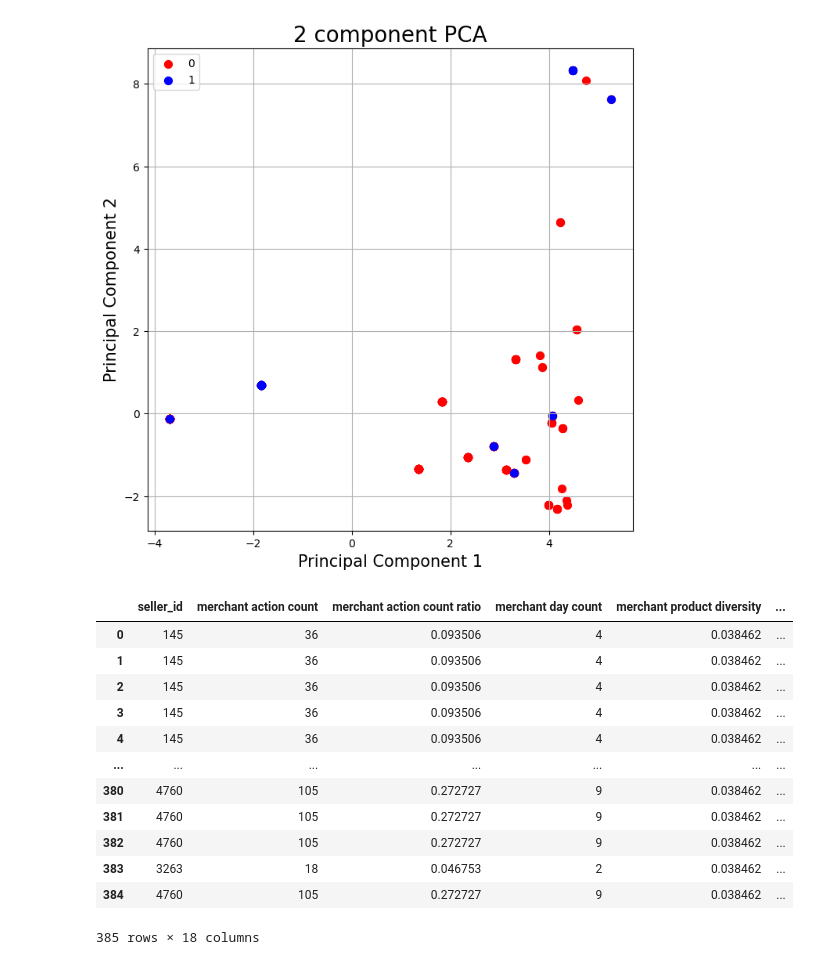
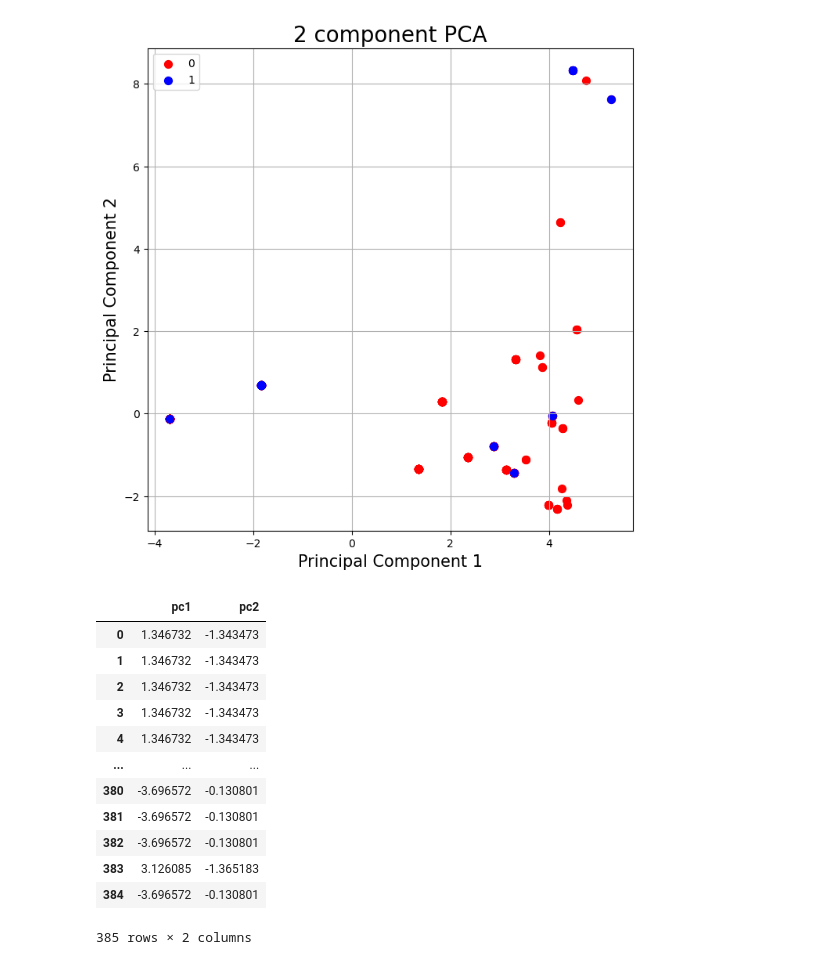
Before and after one commit to MrAlphalfa97/CECS_550, a Jupyter notebook: data_format1/Merchant Profile.ipynb, the cells around one changed output. Drawn from its saved outputs; the diff is of its cells as text; code cells hidden in the pictures.

```diff
--- a/data_format1/Merchant Profile.ipynb
+++ b/data_format1/Merchant Profile.ipynb
@@ -1173,20 +1173,19 @@ ax.grid()
 # %% [output]
 [figure]
 # %%
-df_merchant['PCA 1'] = finalDF['principal component 1']
-df_merchant['PCA 2'] = finalDF['principal component 2']
-df_merchant
+df_lda = pd.DataFrame({'pc1' : finalDF['principal component 1'], 'pc2' : finalDF['principal component 2']})
+df_lda
 # %% [output]
-|  | seller_id | merchant action count | merchant action count ratio | merchant day count | merchant product diversity | ... |
-| 0 | 145 | 36 | 0.093506 | 4 | 0.038462 | ... |
-| 1 | 145 | 36 | 0.093506 | 4 | 0.038462 | ... |
-| 2 | 145 | 36 | 0.093506 | 4 | 0.038462 | ... |
-| 3 | 145 | 36 | 0.093506 | 4 | 0.038462 | ... |
-| 4 | 145 | 36 | 0.093506 | 4 | 0.038462 | ... |
-| ... | ... | ... | ... | ... | ... | ... |
-| 380 | 4760 | 105 | 0.272727 | 9 | 0.038462 | ... |
-| 381 | 4760 | 105 | 0.272727 | 9 | 0.038462 | ... |
-| 382 | 4760 | 105 | 0.272727 | 9 | 0.038462 | ... |
-| 383 | 3263 | 18 | 0.046753 | 2 | 0.038462 | ... |
-| 384 | 4760 | 105 | 0.272727 | 9 | 0.038462 | ... |
+|  | pc1 | pc2 |
+| 0 | 1.346732 | -1.343473 |
+| 1 | 1.346732 | -1.343473 |
+| 2 | 1.346732 | -1.343473 |
+| 3 | 1.346732 | -1.343473 |
+| 4 | 1.346732 | -1.343473 |
+| ... | ... | ... |
+| 380 | -3.696572 | -0.130801 |
+| 381 | -3.696572 | -0.130801 |
+| 382 | -3.696572 | -0.130801 |
+| 383 | 3.126085 | -1.365183 |
+| 384 | -3.696572 | -0.130801 |
-385 rows × 18 columns
+385 rows × 2 columns
```
Also changed, not shown: 2 other files.
